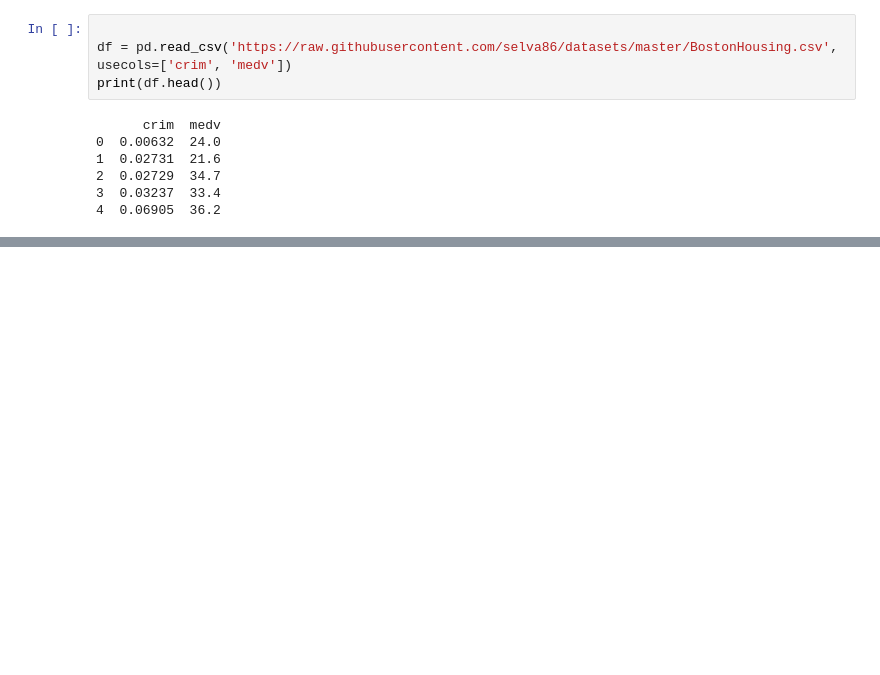
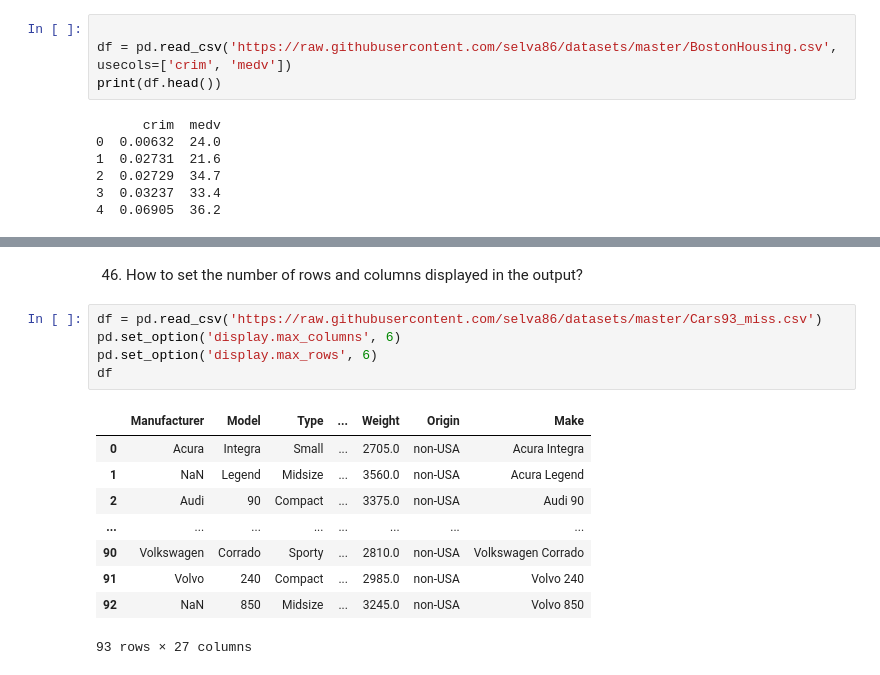
Before and after one commit to itskvhere/Task1, a Jupyter notebook: Pandasex/Pandasex.ipynb, the cells around one changed output, grey strips where cells are left out. Cells and saved outputs as stored; diff of their text form; blank space fills up the shorter version.

```diff
--- a/Pandasex/Pandasex.ipynb
+++ b/Pandasex/Pandasex.ipynb
@@ -489,0 +632,17 @@ print(df.head())
+# %% [markdown]
+46. How to set the number of rows and columns displayed in the output?
+# %%
+df = pd.read_csv('https://raw.githubusercontent.com/selva86/datasets/master/Cars93_miss.csv')
+pd.set_option('display.max_columns', 6)
+pd.set_option('display.max_rows', 6)
+df
+# %% [output]
+|  | Manufacturer | Model | Type | ... | Weight | Origin | Make |
+| 0 | Acura | Integra | Small | ... | 2705.0 | non-USA | Acura Integra |
+| 1 | NaN | Legend | Midsize | ... | 3560.0 | non-USA | Acura Legend |
+| 2 | Audi | 90 | Compact | ... | 3375.0 | non-USA | Audi 90 |
+| ... | ... | ... | ... | ... | ... | ... | ... |
+| 90 | Volkswagen | Corrado | Sporty | ... | 2810.0 | non-USA | Volkswagen Corrado |
+| 91 | Volvo | 240 | Compact | ... | 2985.0 | non-USA | Volvo 240 |
+| 92 | NaN | 850 | Midsize | ... | 3245.0 | non-USA | Volvo 850 |
+93 rows × 27 columns
```
Also changed, not shown: parts of 35 cells of this notebook.
